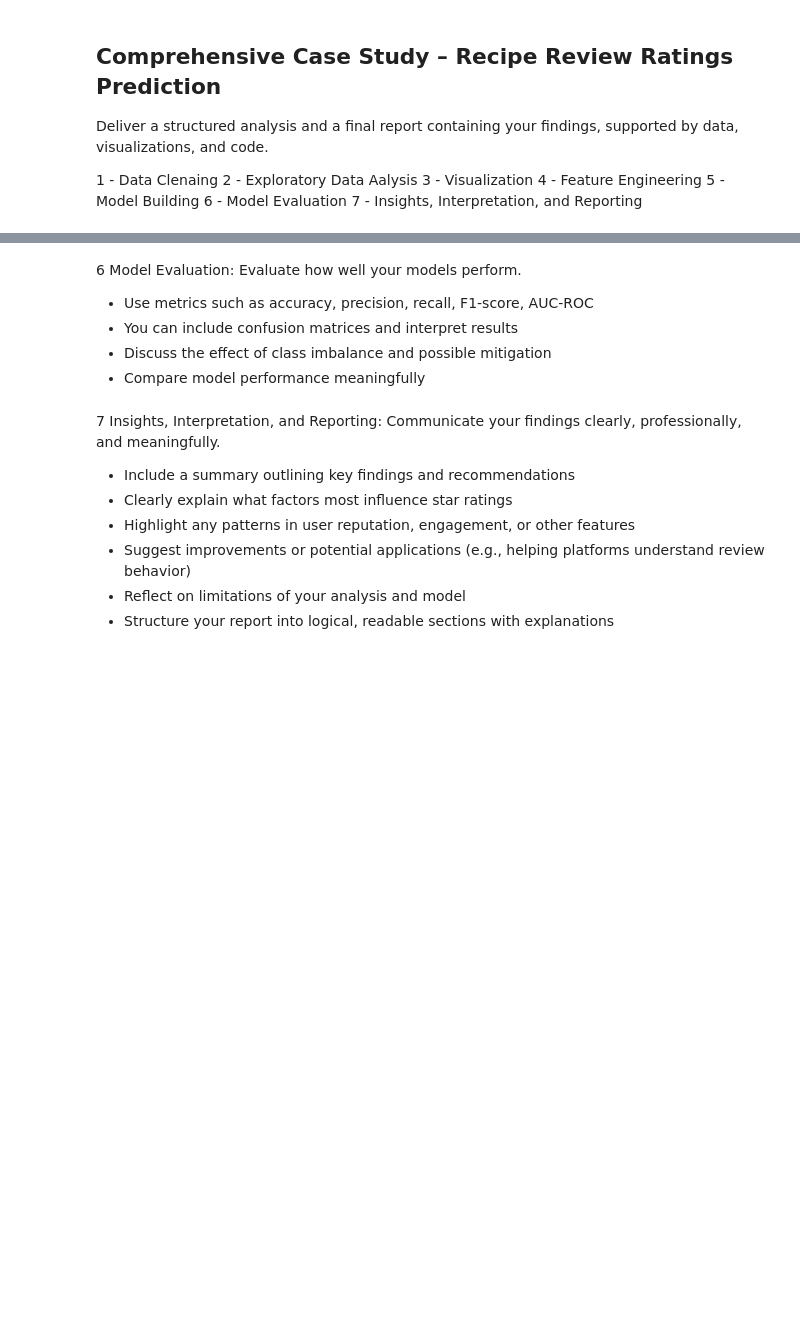
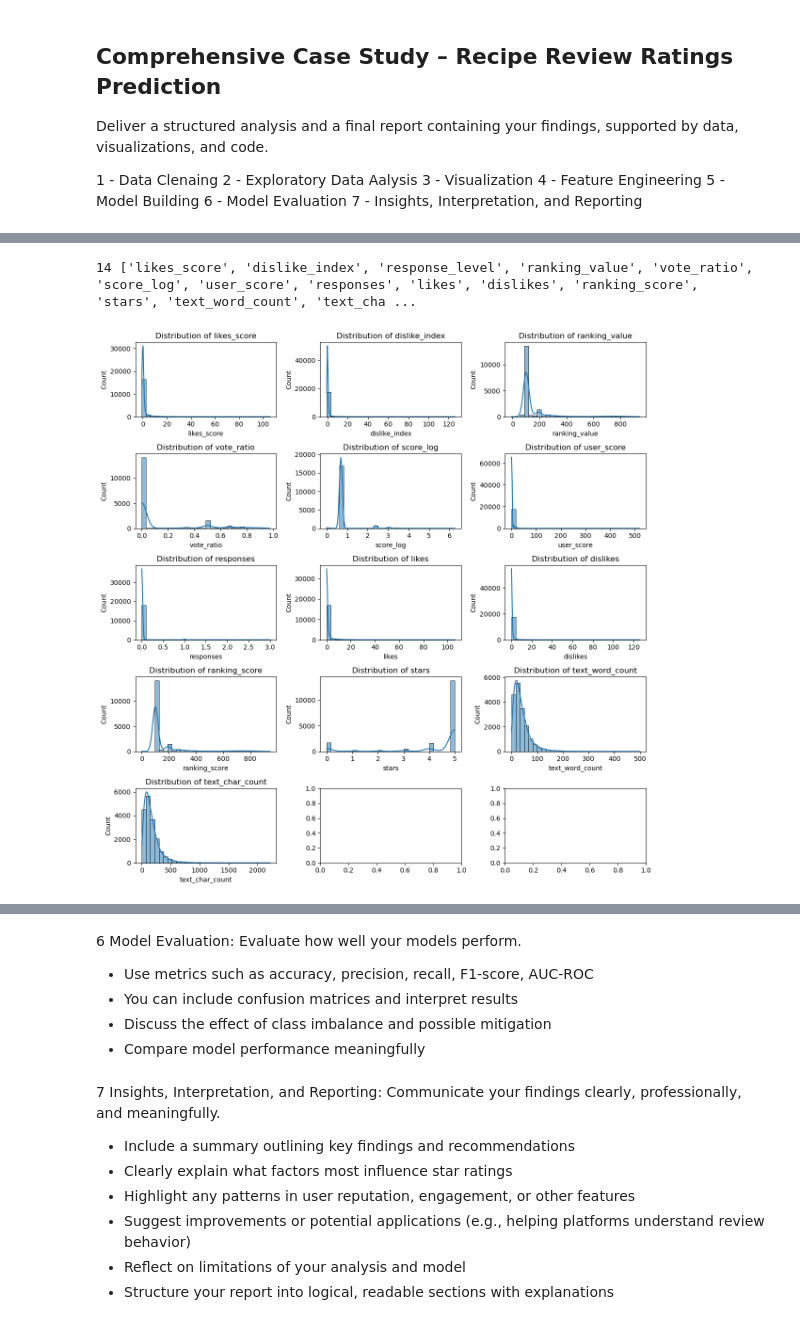
Before and after one commit to bruno-sassi/data_analytics_MSc, a Jupyter notebook: Projects&Practice/Python101/Project/PART 4/recipe_reviews_pred.ipynb, the cells around one changed output, grey strips where cells are left out. Saved outputs shown, nothing was run; the diff lists cells and outputs as text; code cells hidden in the pictures; blank space fills up the shorter version.

```diff
--- a/Projects&Practice/Python101/Project/PART 4/recipe_reviews_pred.ipynb
+++ b/Projects&Practice/Python101/Project/PART 4/recipe_reviews_pred.ipynb
@@ -38,0 +68,10 @@ df
+# %%
+# check '2' values in each column based on data type
+print(df.select_dtypes(include="int64").eq(2).sum())
+print(df.select_dtypes(include="float64").eq(2.0).sum())
+print(df.select_dtypes(include="object").eq("2").sum())
+
+# check unique values in each non numeric column
+for i in df.select_dtypes(include=['object']).columns:
+    print(f"\n Unique values in '{i}':")
+    print(df[i].value_counts())
@@ -38,0 +178,4 @@ df
+# %%
+# drop recipe_number since it is redundant
+df = df.drop(columns=["recipe_number"])
+df
@@ -38,0 +198,5 @@ df
+# %%
+# Drop: IDs (recipe_code, user_index, user_id, created_at, comment_id, recipe_name, user_name).
+df = df.drop(columns=["recipe_code", "user_index", "user_id", "created_at", "comment_id", "user_name"])
+# creating date showed a small window of time, so it won't be useful for prediction
+df
@@ -44,0 +302,5 @@ Explore and understand the structure, trends, and relationships in the data.
+# %%
+# Create a column with lenght of text
+df['text_word_count'] = df['text'].fillna('').apply(lambda x: len(x.split()))
+df['text_char_count'] = df['text'].fillna('').apply(lambda x: len(x.replace(' ', '')))
+df[['text_word_count', 'text_char_count']].describe()
@@ -44,0 +317,23 @@ Explore and understand the structure, trends, and relationships in the data.
+# %%
+# Select numerical columns for visualization
+numerical_columns = df.select_dtypes(include=['int64', 'float64']).columns.tolist()
+print(len(numerical_columns), numerical_columns)
+
+# remove id-like and categorical-like features
+numerical_columns.remove('response_level')
+
+# Create a grid of subplots for the selected numerical features
+fig, axes = plt.subplots(nrows=5, ncols=3, figsize=(12, 12))  # Adjust grid size
+axes = axes.flatten()
+
+# Plot histograms for the selected numerical features
+for i, col in enumerate(numerical_columns):
+    sns.histplot(df[col], kde=True, bins=30, ax=axes[i])
+    axes[i].set_title(f'Distribution of {col}')
+
+# Adjust layout
+plt.tight_layout()
+plt.show()
+# %% [output]
+14 ['likes_score', 'dislike_index', 'response_level', 'ranking_value', 'vote_ratio', 'score_log', 'user_score', 'responses', 'likes', 'dislikes', 'ranking_score', 'stars', 'text_word_count', 'text_cha ...
+[figure, added]
```
Also changed, not shown: parts of 57 cells of this notebook, 9 other files.
